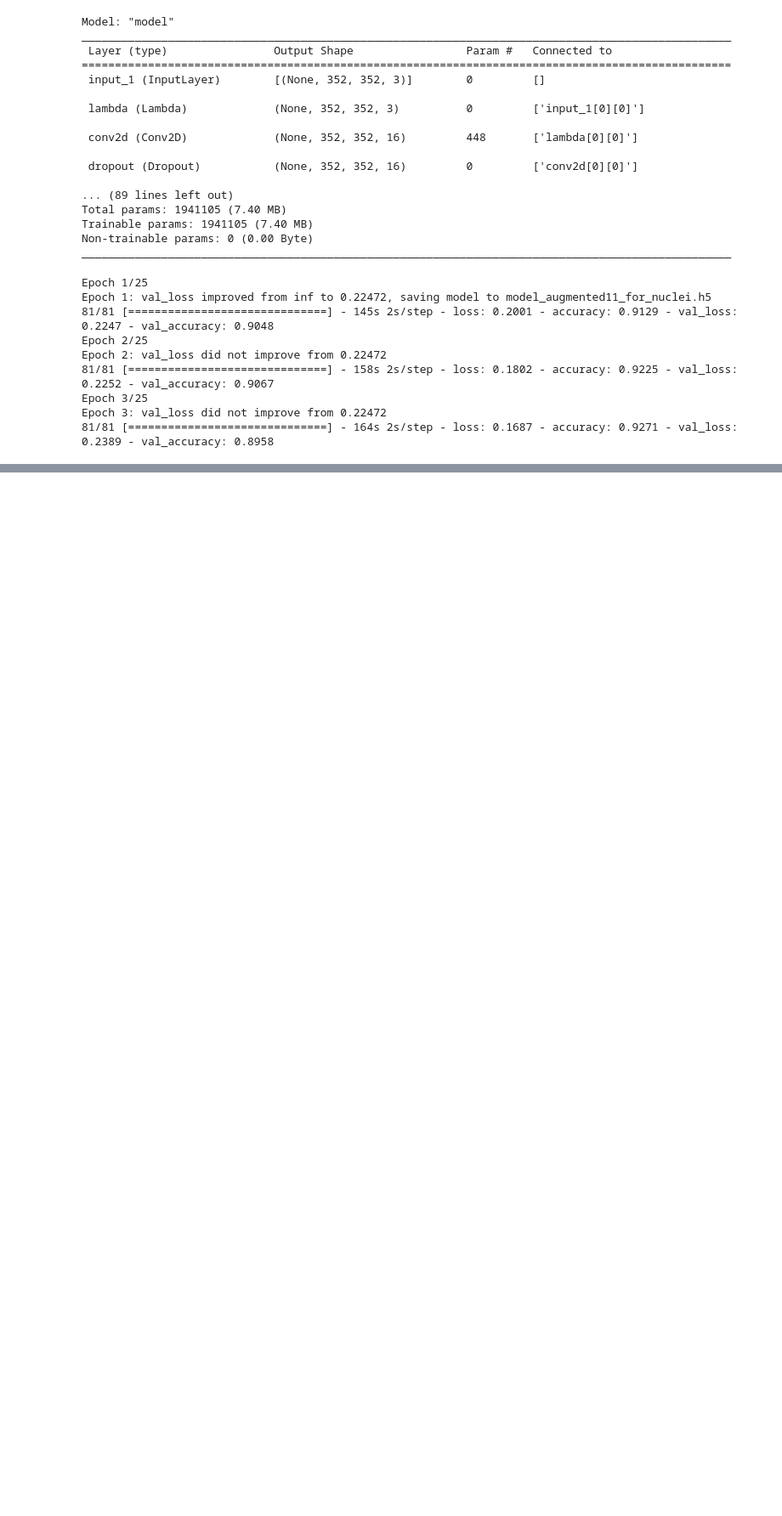
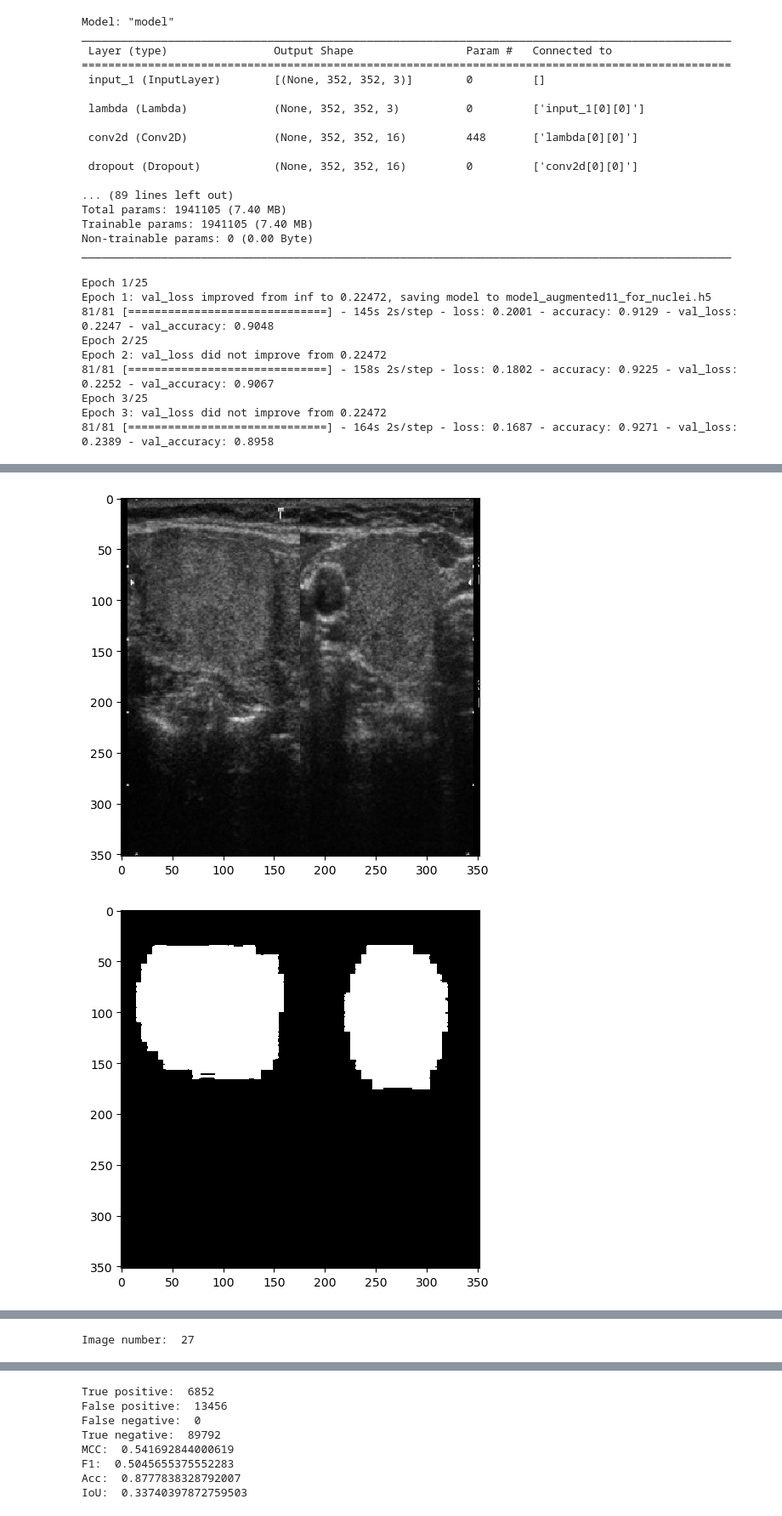
Before and after one commit to LaraTaras/Disertatie_, a Jupyter notebook: jupyternotebook/Unet Model.ipynb, the cells around one changed output, grey strips where cells are left out. Shown at 85% size. Cells and saved outputs as stored; diff of their text form; code cells hidden in the pictures; blank space fills up the shorter version.

```diff
--- a/jupyternotebook/Unet Model.ipynb
+++ b/jupyternotebook/Unet Model.ipynb
@@ -204,7 +204,7 @@ Epoch 3: val_loss did not improve from 0.22472
 81/81 [==============================] - 164s 2s/step - loss: 0.1687 - accuracy: 0.9271 - val_loss: 0.2389 - val_accuracy: 0.8958
 # %%
 # Se incarca modelul antrenat anterior
-# model = tf.keras.models.load_model('model2_for_nuclei.h5')
+model = tf.keras.models.load_model('model_augmented11_for_nuclei.h5')
 # %%
 idx = random.randint(0, len(X_train))
 
@@ -331,3 +331,54 @@ from sklearn import metrics
 
 # cm_display.plot()
 # plt.show()
+# %%
+ import seaborn as sns
+
+# Se alege un numar aleator
+#ix = random.randint(0, len(preds_val_t))
+ix = 27
+# Se afiseaza imaginea impreuna cu masca si predictia
+imshow(X_train[int(X_train.shape[0]*0.9):][ix])
+plt.show()
+imshow(np.squeeze(Y_train[int(Y_train.shape[0]*0.9):][ix]))
+plt.show()
+imshow(np.squeeze(preds_val_t[ix]))
+plt.show()
+
+print("Image number: ",ix)
+gtMask = Y_train[ix]
+predMask = preds_val_t[ix]
+
+fp = len(np.where(predMask - gtMask  == 1)[0])
+fn = len(np.where(predMask - gtMask  == -1)[0])
+tp = len(np.where(predMask + gtMask ==2)[0])
+tn = len(np.where(predMask + gtMask == 0)[0])
+cmat = [[tp, fn], [fp, tn]]
+
+plt.figure(figsize = (6,6))
+sns.heatmap(cmat/np.sum(cmat), cmap="Reds", annot=True, fmt = '.2%', square=1,   linewidth=2.)
+plt.xlabel("predictions")
+plt.ylabel("real values")
+plt.show()
+
+# Print parameters
+print("True positive: ",tp)
+print("False positive: ",fp)
+print("False negative: ",fn)
+print("True negative: ",tn)
+
+# Calculate the evaluation metrics
+iou = tp / (tp + fp + fn)
+total = tp + fp + fn + tn
+accuracy = (tp + tn) / total
+f1_score = (2 * tp) / ((2 * tp) + fp + fn)
+mcc = ((tp * tn) - (fp * fn)) / (np.sqrt((tp + fp) * (tp + fn) * (tn + fp) * (tn + fn)))
+
+# Print the evaluation metrics
+print("MCC: ", mcc)
+print("F1: ", f1_score)
+print("Acc: ", accuracy)
+print("IoU: ", iou)
+# %% [output]
+[figure, added]
+[figure, added]
@@ -333,0 +386 @@ from sklearn import metrics
+Image number:  27
@@ -333,0 +388,8 @@ from sklearn import metrics
+True positive:  6852
+False positive:  13456
+False negative:  0
+True negative:  89792
+MCC:  0.541692844000619
+F1:  0.5045655375552283
+Acc:  0.8777838328792007
+IoU:  0.33740397872759503
```
Also changed, not shown: parts of 5 cells of this notebook.
